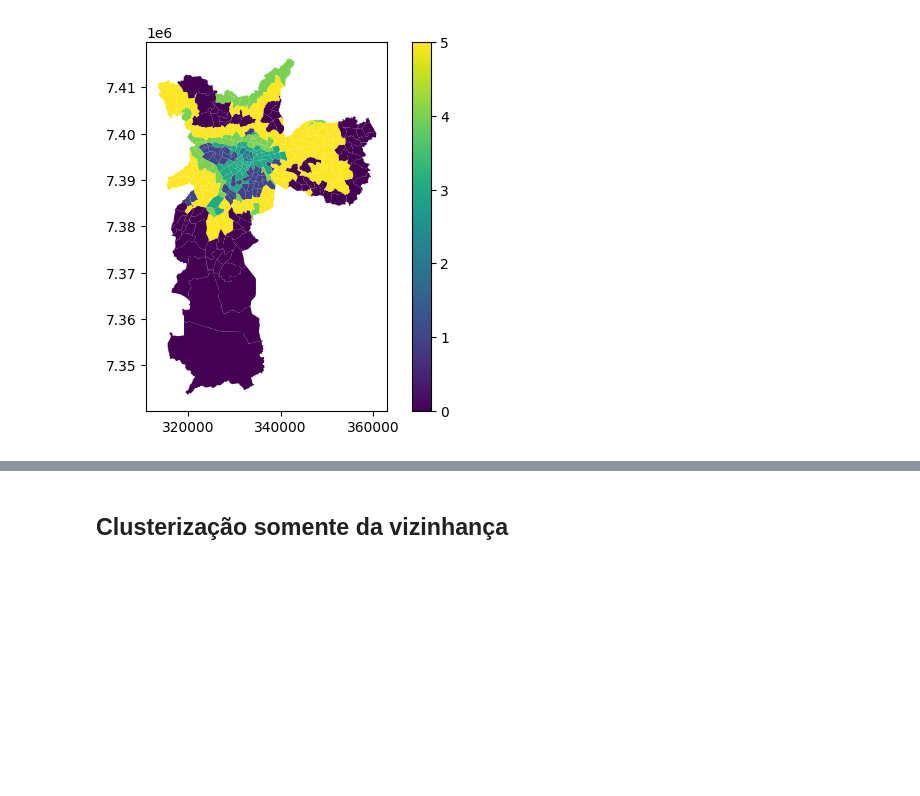
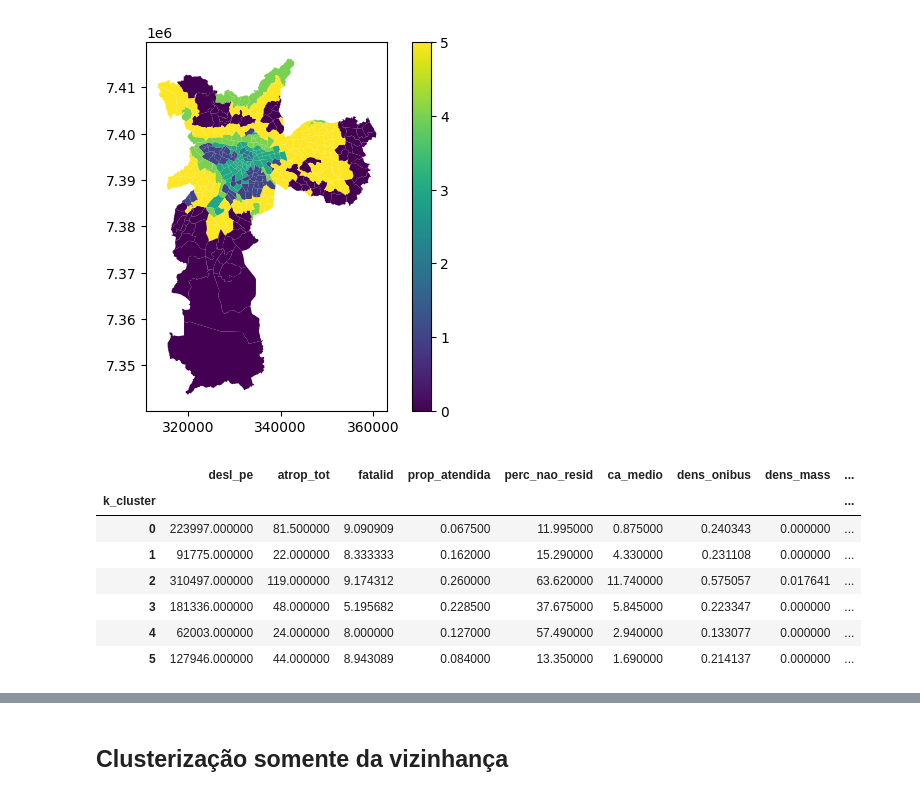
Before and after one commit to AndaSampa/meip-sp, a Jupyter notebook: 00-clusterizacao-meip-od.ipynb, the cells around one changed output, grey strips where cells are left out. Drawn from its saved outputs; the diff is of its cells as text; code cells hidden in the pictures; blank space fills up the shorter version.

```diff
--- a/00-clusterizacao-meip-od.ipynb
+++ b/00-clusterizacao-meip-od.ipynb
@@ -183,3 +194,14 @@ gdf_zona_merged.plot(column='k_cluster', legend=True)
 # %% [output]
 <AxesSubplot: >
 [figure]
+# %%
+df_meip.loc[:, modelo + ['k_cluster']].groupby('k_cluster').quantile(.50).style.background_gradient()
+# %% [output]
+|  | desl_pe | atrop_tot | fatalid | prop_atendida | perc_nao_resid | ca_medio | dens_onibus | dens_mass | ... |
+| k_cluster |  |  |  |  |  |  |  |  | ... |
+| 0 | 223997.000000 | 81.500000 | 9.090909 | 0.067500 | 11.995000 | 0.875000 | 0.240343 | 0.000000 | ... |
+| 1 | 91775.000000 | 22.000000 | 8.333333 | 0.162000 | 15.290000 | 4.330000 | 0.231108 | 0.000000 | ... |
+| 2 | 310497.000000 | 119.000000 | 9.174312 | 0.260000 | 63.620000 | 11.740000 | 0.575057 | 0.017641 | ... |
+| 3 | 181336.000000 | 48.000000 | 5.195682 | 0.228500 | 37.675000 | 5.845000 | 0.223347 | 0.000000 | ... |
+| 4 | 62003.000000 | 24.000000 | 8.000000 | 0.127000 | 57.490000 | 2.940000 | 0.133077 | 0.000000 | ... |
+| 5 | 127946.000000 | 44.000000 | 8.943089 | 0.084000 | 13.350000 | 1.690000 | 0.214137 | 0.000000 | ... |
```
Also changed, not shown: parts of 13 cells of this notebook.
